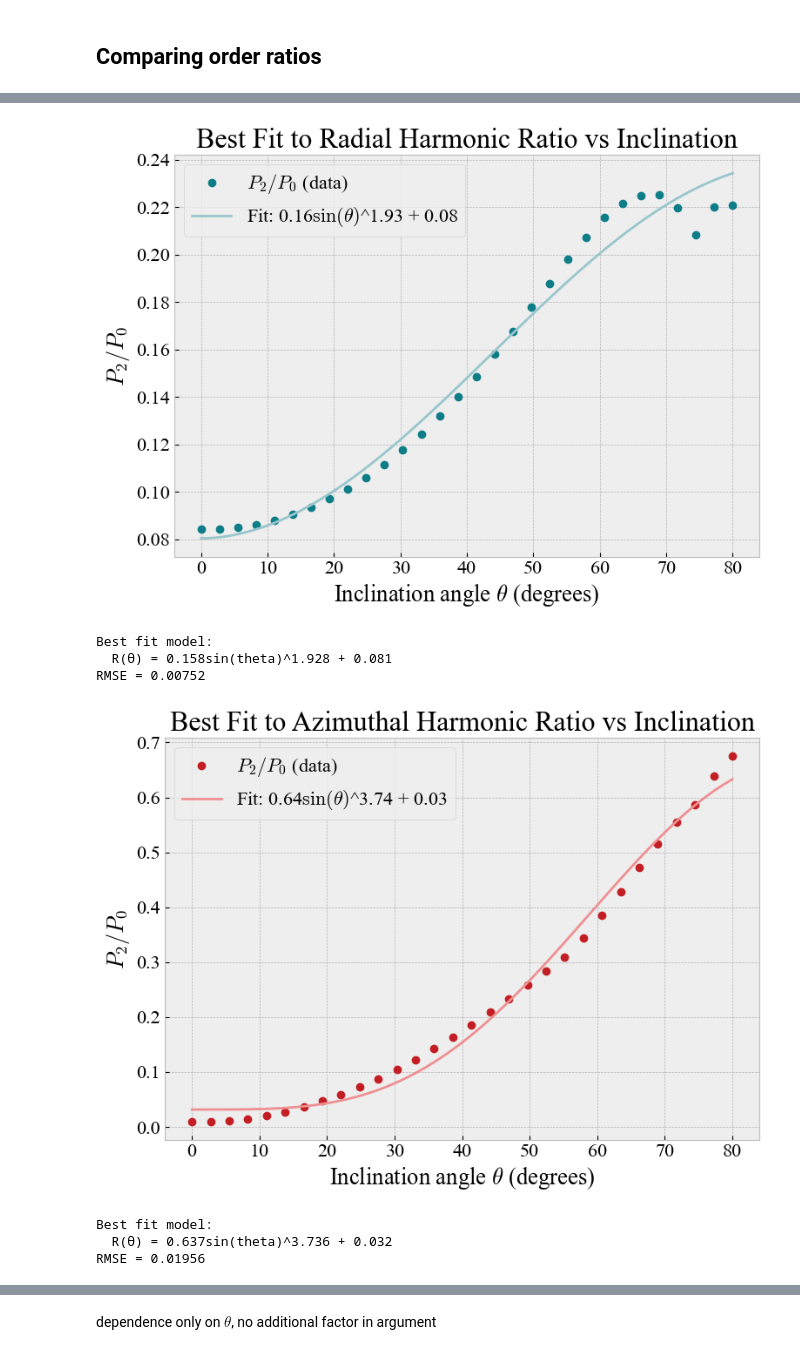
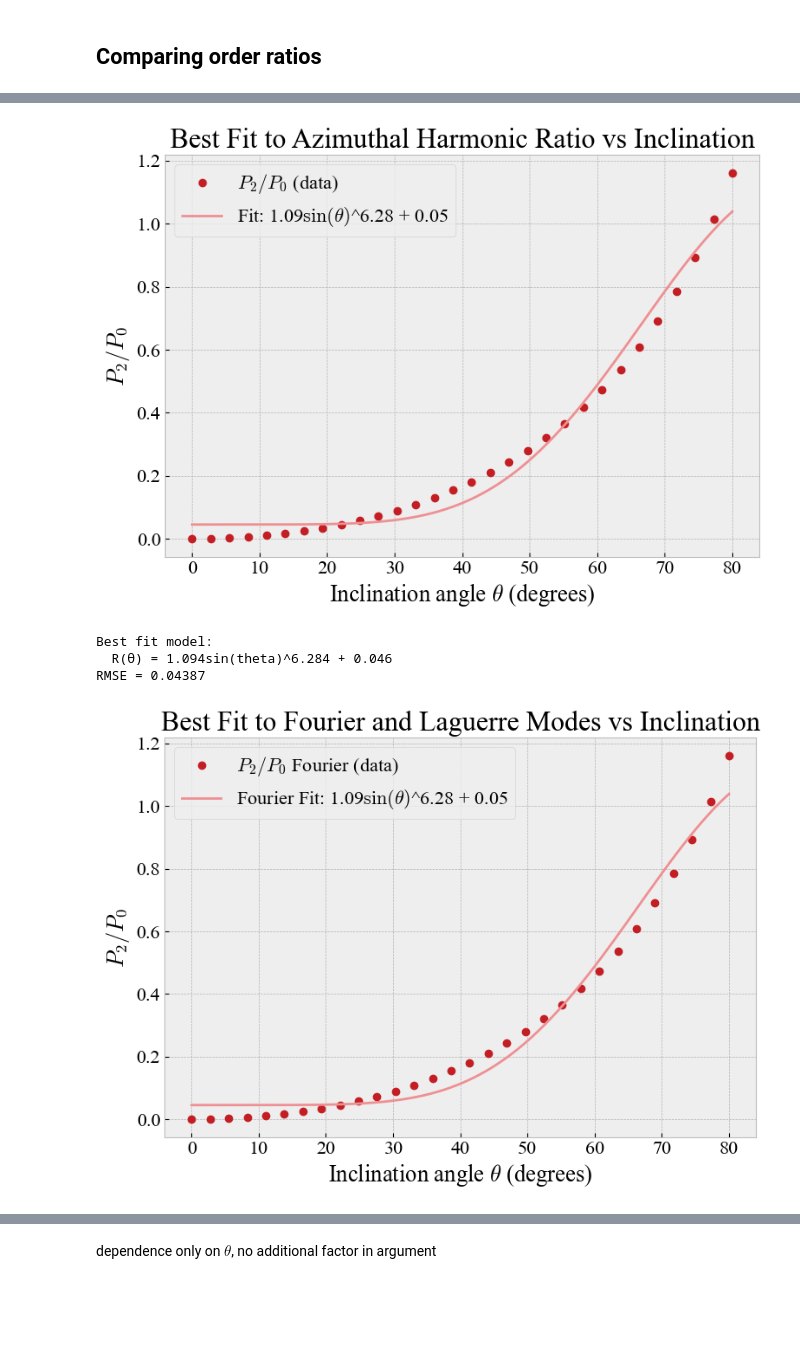
Before and after one commit to michael-petersen/GalaxyIncIinations, a Jupyter notebook: SimulatedGalaxiesAndExpansions.ipynb, the cells around one changed output, grey strips where cells are left out. Drawn from its saved outputs; the diff is of its cells as text; code cells hidden in the pictures; blank space fills up the shorter version.

```diff
--- a/SimulatedGalaxiesAndExpansions.ipynb
+++ b/SimulatedGalaxiesAndExpansions.ipynb
@@ -307,8 +307,8 @@ for inc in inclinations:
     n_power = np.sum(coef_mag, axis=0)
     total_n_power = np.sum(n_power)
     total_m_power = np.sum(m_power)
-    fracn_power = n_power / total_n_power
-    fracm_power = m_power / total_m_power
+    fracn_power = n_power
+    fracm_power = m_power
 
     results.append({
         "inclination": inc,
@@ -374,15 +374,15 @@ for inc in tqdm(inclinations, desc="Computing expansions"):
     D.generate_image(rmax=rmax, nbins=nbins, noiselevel=noise)
     #D.generate_image(rmax=8.,nbins=512,noiselevel=0.5)
 
-    E = D.make_pointexpansion(mmax, nmax, a*1.5)
+    E = D.make_pointexpansion(mmax, 1, a*1.5)
 
     coef_mag = np.sqrt(E.coscoefs**2 + E.sincoefs**2)
     m_power = np.sum(coef_mag, axis=1)
     n_power = np.sum(coef_mag, axis=0)
     total_n_power = np.sum(n_power)
     total_m_power = np.sum(m_power)
-    fracm_power = m_power / total_m_power
-    fracn_power = n_power / total_n_power
+    fracm_power = m_power
+    fracn_power = n_power
 
     results.append({
         "inclination": inc,
@@ -393,25 +393,25 @@ for inc in tqdm(inclinations, desc="Computing expansions"):
     })
 
 # Data for ratios
-theta_deg = np.array([r["inclination"] for r in results])
+""" theta_deg = np.array([r["inclination"] for r in results])
 Pn0 = np.array([r["fracn_power"][0] for r in results])
-Pm1 = np.array([r["fracm_power"][1] for r in results])
+Pn1 = np.array([r["fracn_power"][1] for r in results])
 Pn2 = np.array([r["fracn_power"][2] for r in results])
 Pn3 = np.array([r["fracn_power"][3] for r in results])
 Pn4 = np.array([r["fracn_power"][4] for r in results])
 Pn5 = np.array([r["fracn_power"][5] for r in results])
 Pn6 = np.array([r["fracn_power"][6] for r in results])
 
-Rn1 = Pm1 / Pn0
+Rn1 = Pn1 / Pn0
 Rn2 = Pn2 / Pn0
 Rn3 = Pn3 / Pn0
 Rn4 = Pn4 / Pn0
 Rn5 = Pn5 / Pn0
 Rn6 = Pn6 / Pn0
-
+ """
 theta_rad = np.radians(theta_deg)
 
-plt.figure(figsize=(9, 6))
+""" plt.figure(figsize=(9, 6))
 colormap=['#0d7d87', '#99c6cc', '#c31e23', '#ee9093', '#f47a00']
 plt.plot(theta_deg, Rn1, 'o-', label='n=1 / n=0', color='#0d7d87')
 plt.plot(theta_deg, Rn2, 'o-', label='n=2 / n=0', color='#99c6cc')
@@ -426,7 +426,7 @@ plt.title("Laguerre Mode Ratios vs Inclination")
 plt.legend()
 plt.grid(True)
 plt.tight_layout()
-plt.show()
+plt.show() """
 
 theta_deg = np.array([r["inclination"] for r in results])
 Pm0 = np.array([r["fracm_power"][0] for r in results])
@@ -460,14 +459,14 @@ plt.show()
 #Laguerre mode ratios vs inclination
 #  Data
 theta_deg = np.array([r["inclination"] for r in results])
-Pn0 = np.array([r["fracn_power"][0] for r in results])
+""" Pn0 = np.array([r["fracn_power"][0] for r in results])
 Pn1 = np.array([r["fracn_power"][1] for r in results])
 Pn2 = np.array([r["fracn_power"][2] for r in results])
 Pn3 = np.array([r["fracn_power"][3] for r in results])
 Pn4 = np.array([r["fracn_power"][4] for r in results])
 Pn5 = np.array([r["fracn_power"][5] for r in results])
-Pn6 = np.array([r["fracn_power"][6] for r in results])
-
+Pn6 = np.array([r["fracn_power"][6] for r in results]) """
+"""
 Rn1 = Pn1 / Pn0
 Rn2 = Pn2 / Pn0
 Rn3 = Pn3 / Pn0
@@ -475,14 +474,14 @@ Rn4 = Pn4 / Pn0
 Rn5 = Pn5 / Pn0
 Rn6 = Pn6 / Pn0 # mode ratio
 Rn4_2 = Pn4 / Pn2  # ratio of n=4 to n=2
-
+ """
 #Fitting model
 def model(theta_deg, A, B, C):
     theta_rad = np.radians(theta_deg)
     return A * np.sin(theta_rad)**B + C
 
 
-
+"""
 Rnplot = Rn2
 # Fit the model
 popt, pcov = curve_fit(model, theta_deg, Rnplot, p0=[0.0, 1.0, 0.0])
@@ -494,12 +493,12 @@ Rn_fit = model(theta_fit, *popt)
 
 # Compute RMSE
 Rn2_pred = model(theta_deg, *popt)
-rmse = np.sqrt(np.mean((Rnplot - Rn2_pred)**2))
+rmse = np.sqrt(np.mean((Rnplot - Rn2_pred)**2)) """
 
 
 colormap=['#0d7d87', '#99c6cc', '#c31e23', '#ee9093', '#f47a00']
 # Plot
-plt.figure(figsize=(8,6))
+""" plt.figure(figsize=(8,6))
 plt.plot(theta_deg, Rnplot, 'o', label=r'$P_2/P_0$ (data)', color='#0d7d87')
 plt.plot(theta_fit, Rn_fit, '-', label=rf'Fit: {An_fit:.2f}$\sin(\theta)$^{Bn_fit:.2f} + {Cn_fit:.2f}', color='#99c6cc')
 plt.xlabel(r"Inclination angle $\theta$ (degrees)")
@@ -513,7 +512,7 @@ plt.show()
 # Print formula and RMSE
 print(f"Best fit model:\n  R(θ) = {An_fit:.3f}sin(theta)^{Bn_fit:.3f} + {Cn_fit:.3f}")
 print(f"RMSE = {rmse:.5f}")
-
+ """
 #Fourier mode ratios vs inclination
 #  Data
 theta_deg = np.array([r["inclination"] for r in results])
@@ -550,40 +549,37 @@ rmse = np.sqrt(np.mean((Rmplot - Rm2_pred)**2))
 # Plot
 plt.figure(figsize=(8,6))
 plt.plot(theta_deg, Rmplot, 'o', label=r'$P_2/P_0$ (data)', color='#c31e23')
 plt.plot(theta_fit, Rm_fit, '-', label=rf'Fit: {Am_fit:.2f}$\sin(\theta)$^{Bm_fit:.2f} + {Cm_fit:.2f}', color='#ee9093')
 
 plt.xlabel(r"Inclination angle $\theta$ (degrees)")
 plt.ylabel(r"$P_2 / P_0$")
 plt.title("Best Fit to Azimuthal Harmonic Ratio vs Inclination")
 plt.legend()
 plt.grid(True)
 plt.tight_layout()
 plt.show()
 
 # Print formula and RMSE
 print(f"Best fit model:\n  R(θ) = {Am_fit:.3f}sin(theta)^{Bm_fit:.3f} + {Cm_fit:.3f}")
 print(f"RMSE = {rmse:.5f}")
 
 
 plt.figure(figsize=(8,6))
 plt.plot(theta_deg, Rmplot, 'o', label=r'$P_2/P_0$ Fourier (data)', color='#c31e23')
 plt.plot(theta_fit, Rm_fit, '-', label=rf'Fourier Fit: {Am_fit:.2f}$\sin(\theta)$^{Bm_fit:.2f} + {Cm_fit:.2f}', color='#ee9093')
-plt.plot(theta_deg, Rnplot, 'o', label=r'$P_2/P_0$ Laguerre (data)', color='#0d7d87')
+""" plt.plot(theta_deg, Rnplot, 'o', label=r'$P_2/P_0$ Laguerre (data)', color='#0d7d87')
 plt.plot(theta_fit, Rn_fit, '-', label=rf'Laguerre Fit: {An_fit:.2f}$\sin(\theta)$^{Bn_fit:.2f} + {Cn_fit:.2f}', color='#99c6cc')
-
+ """
 plt.xlabel(r"Inclination angle $\theta$ (degrees)")
 plt.ylabel(r"$P_2 / P_0$")
 plt.title("Best Fit to Fourier and Laguerre Modes vs Inclination")
 plt.legend()
 plt.grid(True)
 plt.tight_layout()
 plt.show()
 # %% [output]
-[figure, old version]
+[figure, new version]
 Best fit model:
-  R(θ) = 0.158sin(theta)^1.928 + 0.081
-RMSE = 0.00752
+  R(θ) = 1.094sin(theta)^6.284 + 0.046
+RMSE = 0.04387
-[figure, old version]
+[figure, new version]
-Best fit model:
-  R(θ) = 0.637sin(theta)^3.736 + 0.032
-RMSE = 0.01956
```
Also changed, not shown: parts of 6 cells of this notebook, 1 other file.
